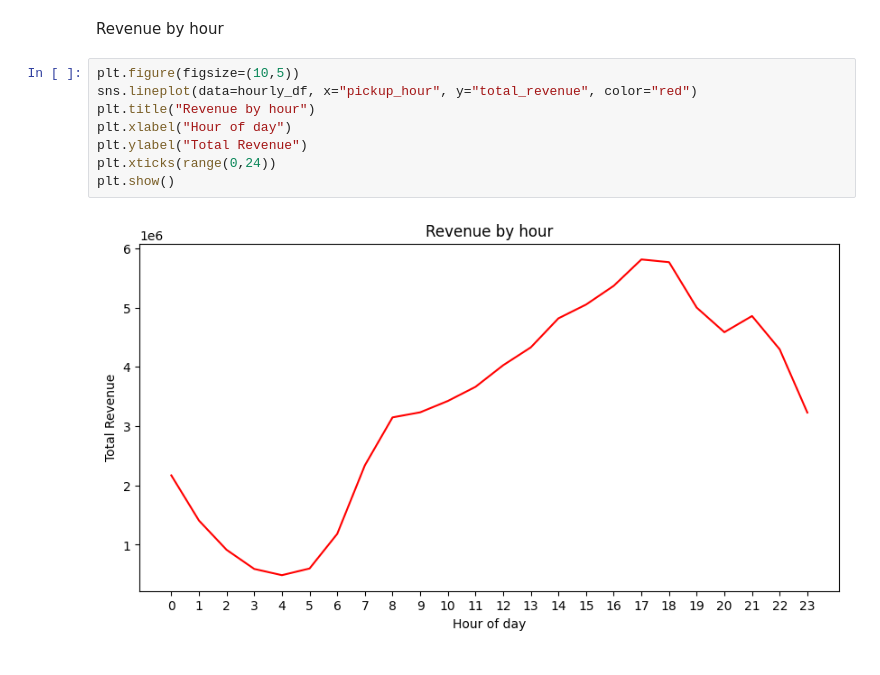
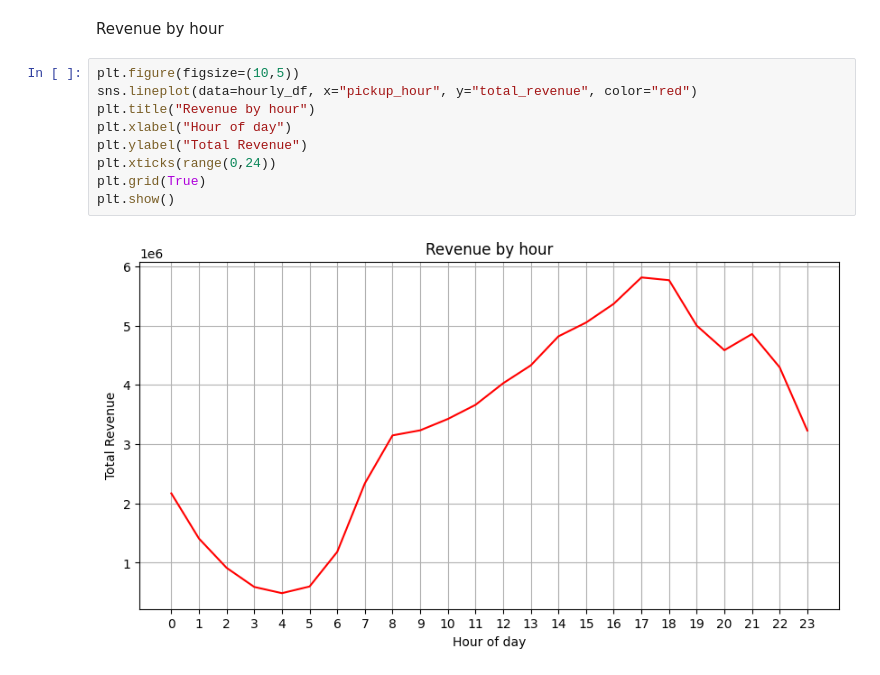
Before and after one commit to prerit0/ride-sharing-demand-intelligence, a Jupyter notebook: Notebooks/02_eda_analysis.ipynb, the cells around one changed output. Drawn from its saved outputs; the diff is of its cells as text.

```diff
--- a/Notebooks/02_eda_analysis.ipynb
+++ b/Notebooks/02_eda_analysis.ipynb
@@ -77,10 +89,11 @@ Revenue by hour
 # %%
 plt.figure(figsize=(10,5))
 sns.lineplot(data=hourly_df, x="pickup_hour", y="total_revenue", color="red")
 plt.title("Revenue by hour")
 plt.xlabel("Hour of day")
 plt.ylabel("Total Revenue")
 plt.xticks(range(0,24))
+plt.grid(True)
 plt.show()
 # %% [output]
-[figure, old version]
+[figure, new version]
```
Also changed, not shown: parts of 5 cells of this notebook.
